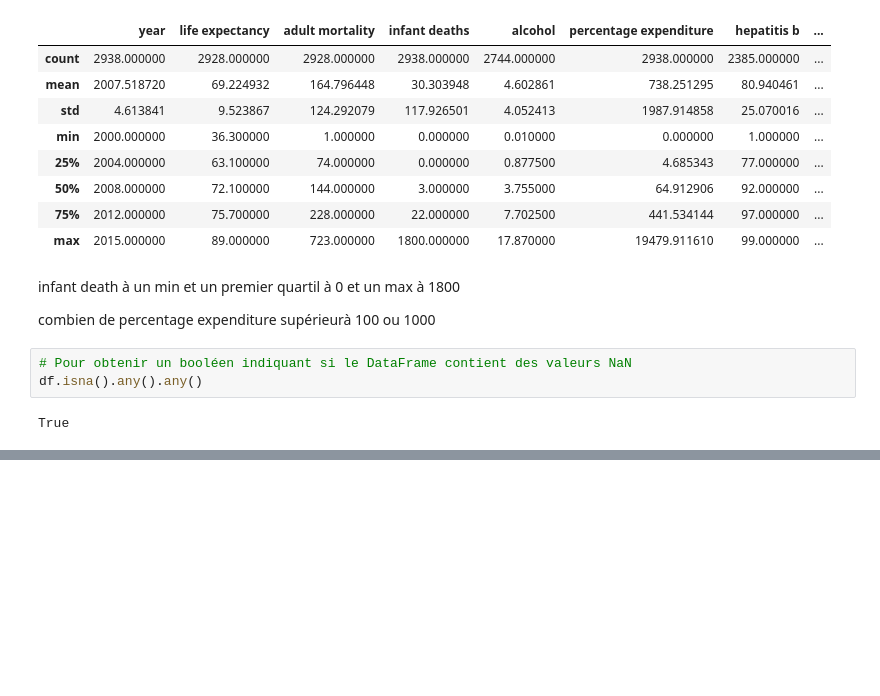
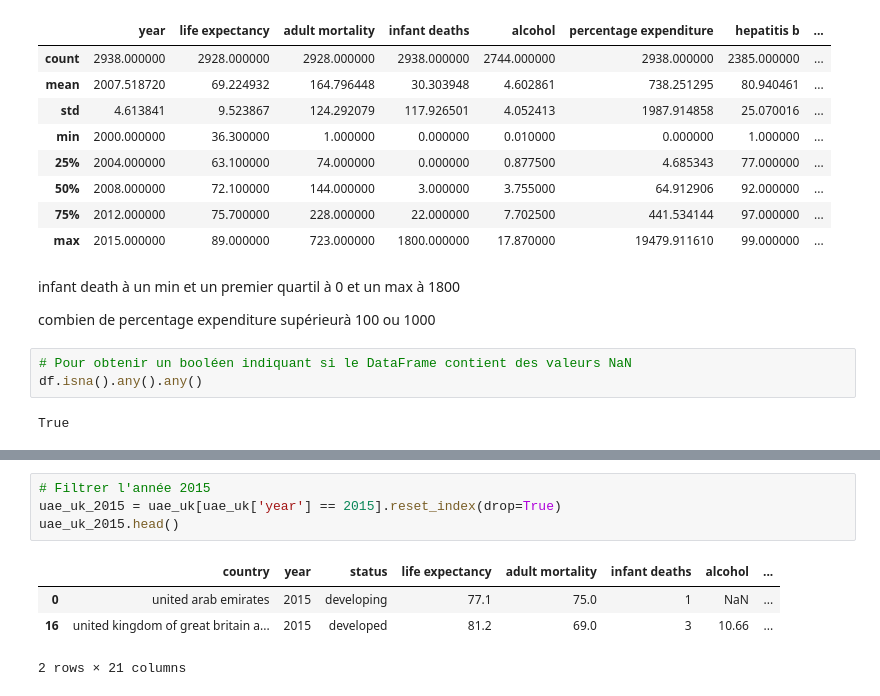
Before and after one commit to bruno-coulet/dazzle-dash, a Jupyter notebook: analyse_exploratoire.ipynb, the cells around one changed output, grey strips where cells are left out. Saved outputs shown, nothing was run; the diff lists cells and outputs as text; blank space fills up the shorter version.

```diff
--- a/analyse_exploratoire.ipynb
+++ b/analyse_exploratoire.ipynb
@@ -159,0 +145,9 @@ uae_uk_2015
+# %%
+# Filtrer l'année 2015
+uae_uk_2015 = uae_uk[uae_uk['year'] == 2015].reset_index(drop=True)
+uae_uk_2015.head()
+# %% [output]
+|  | country | year | status | life expectancy | adult mortality | infant deaths | alcohol | ... |
+| 0 | united arab emirates | 2015 | developing | 77.1 | 75.0 | 1 | NaN | ... |
+| 16 | united kingdom of great britain a... | 2015 | developed | 81.2 | 69.0 | 3 | 10.66 | ... |
+2 rows × 21 columns
```
Also changed, not shown: parts of 13 cells of this notebook.
